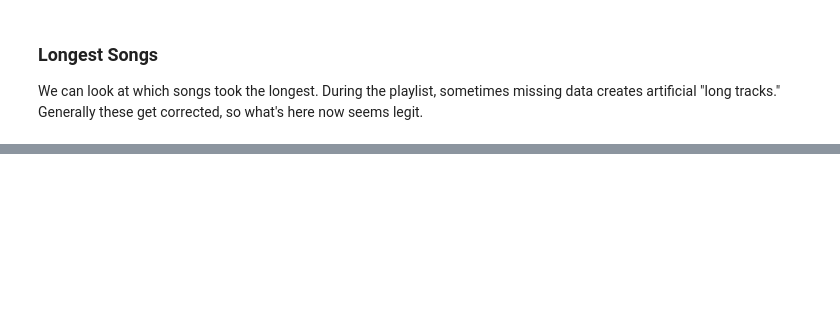
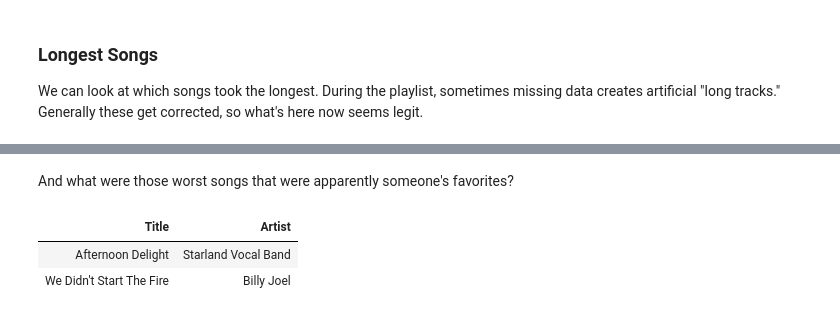
Before and after one commit to asudell/a2z, a Jupyter notebook: XPN2020.ipynb, the cells around one changed output, grey strips where cells are left out. Saved outputs shown, nothing was run; the diff lists cells and outputs as text; code cells hidden in the pictures; blank space fills up the shorter version.

```diff
--- a/XPN2020.ipynb
+++ b/XPN2020.ipynb
@@ -139,0 +181,8 @@ ax.set(xlabel="Longest Songs in the Playlist (so far)")
+# %% [markdown]
+And what were those worst songs that were apparently someone's favorites?
+# %%
+HTML(horrors.to_html(index=False, columns=['Title', 'Artist']))
+# %% [output]
+| Title | Artist |
+| Afternoon Delight | Starland Vocal Band |
+| We Didn't Start The Fire | Billy Joel |
```
Also changed, not shown: parts of 14 cells of this notebook, 3 other files.
